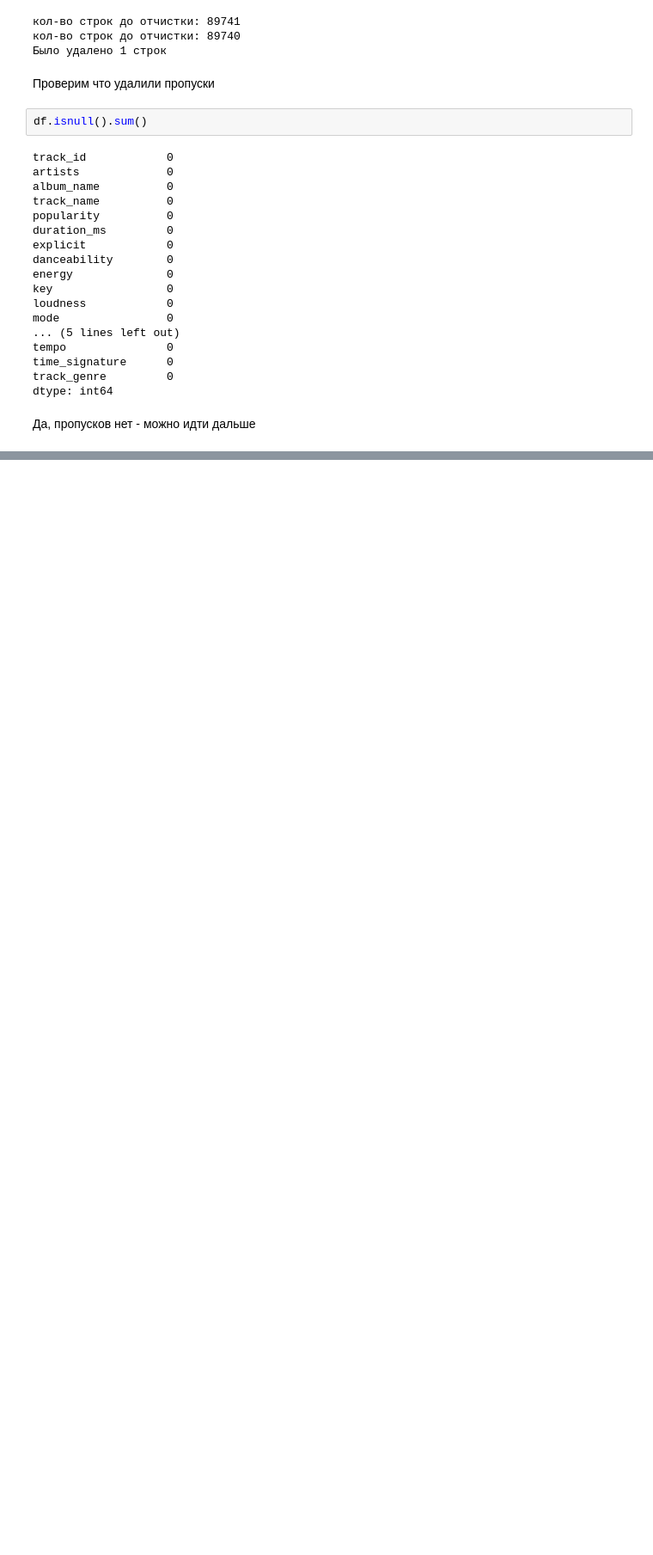
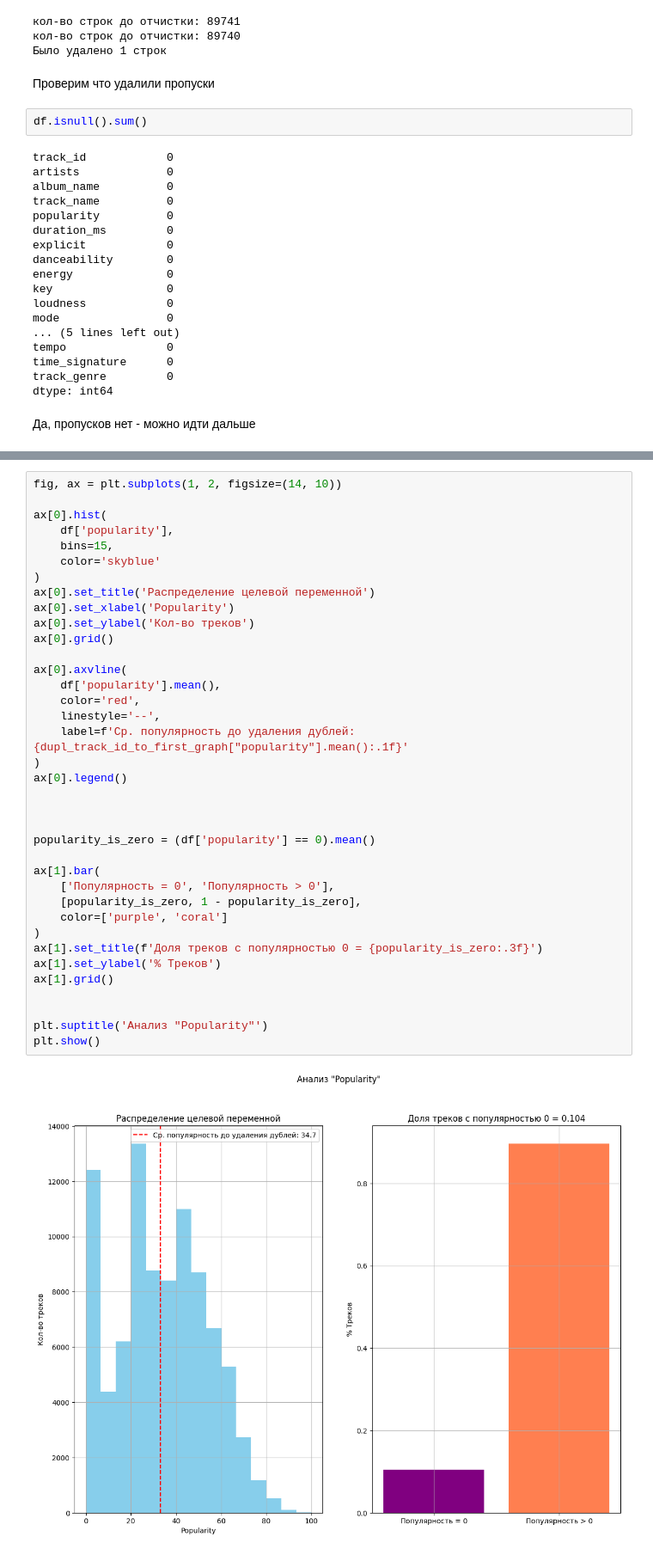
Before and after one commit to PieceOfBulka/gp5, a Jupyter notebook: eda_task_1.ipynb, the cells around one changed output, grey strips where cells are left out. Shown at 86% size. Saved outputs shown, nothing was run; the diff lists cells and outputs as text; blank space fills up the shorter version.

```diff
--- a/eda_task_1.ipynb
+++ b/eda_task_1.ipynb
@@ -376,0 +397,39 @@ dtype: int64
+# %%
+fig, ax = plt.subplots(1, 2, figsize=(14, 10))
+
+ax[0].hist(
+    df['popularity'],
+    bins=15,
+    color='skyblue'
+)
+ax[0].set_title('Распределение целевой переменной')
+ax[0].set_xlabel('Popularity')
+ax[0].set_ylabel('Кол-во треков')
+ax[0].grid()
+
+ax[0].axvline(
+    df['popularity'].mean(),
+    color='red',
+    linestyle='--',
+    label=f'Ср. популярность до удаления дублей: {dupl_track_id_to_first_graph["popularity"].mean():.1f}'
+)
+ax[0].legend()
+
+
+
+popularity_is_zero = (df['popularity'] == 0).mean()
+
+ax[1].bar(
+    ['Популярность = 0', 'Популярность > 0'],
+    [popularity_is_zero, 1 - popularity_is_zero],
+    color=['purple', 'coral']
+)
+ax[1].set_title(f'Доля треков с популярностью 0 = {popularity_is_zero:.3f}')
+ax[1].set_ylabel('% Треков')
+ax[1].grid()
+
+
+plt.suptitle('Анализ "Popularity"')
+plt.show()
+# %% [output]
+[figure, added]
```
Also changed, not shown: parts of 16 cells of this notebook, 1 other file.
